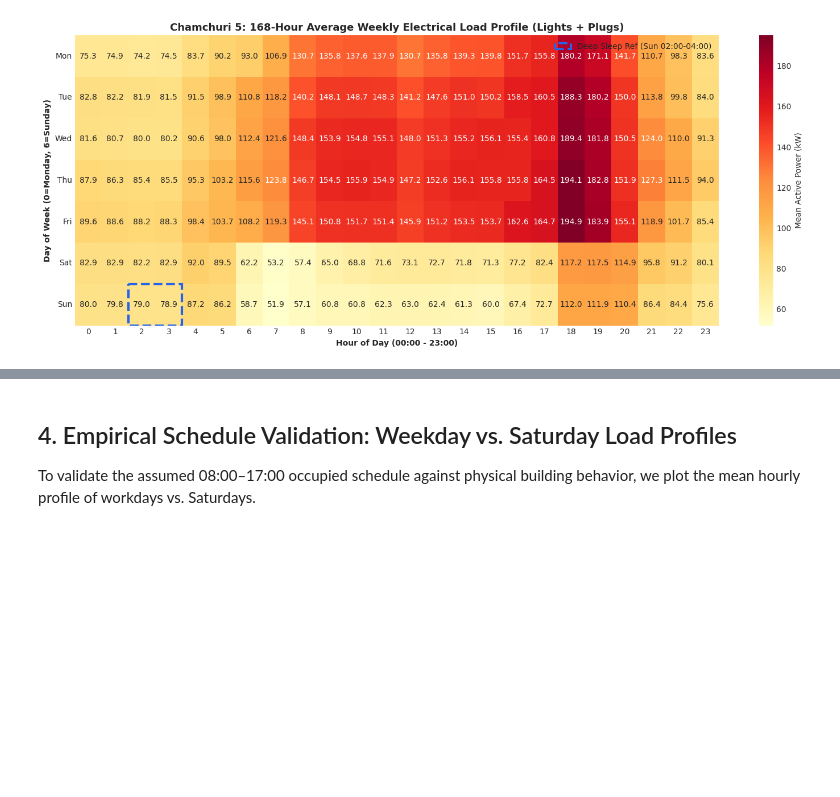
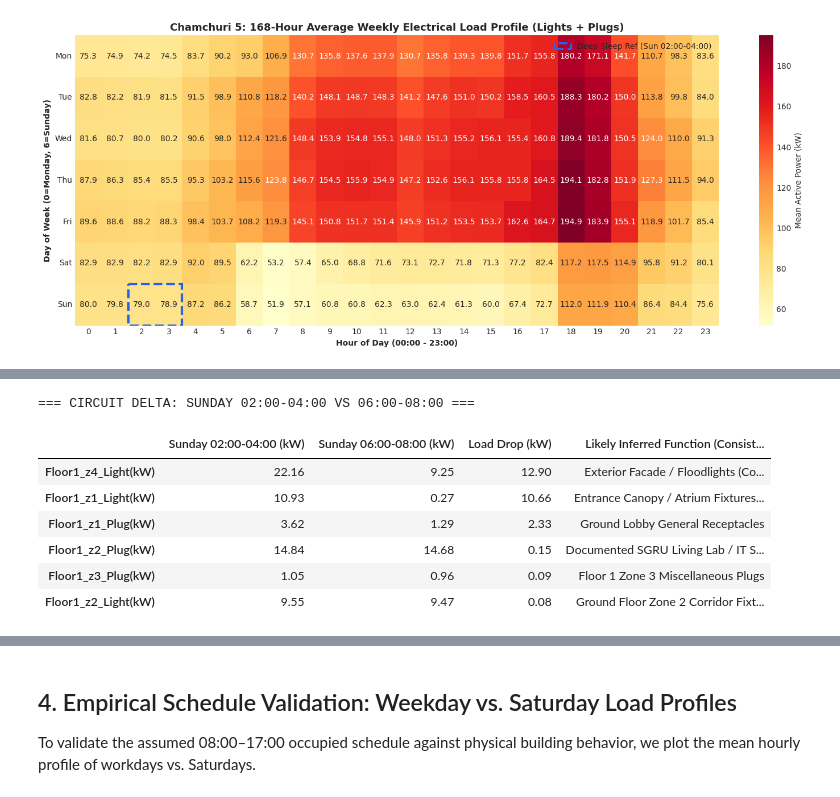
Before and after one commit to fcyap/IS4001-G1T4, a Jupyter notebook: notebooks/qn1e_eda_and_baseload_modeling.ipynb, the cells around one changed output, grey strips where cells are left out. Drawn from its saved outputs; the diff is of its cells as text; code cells hidden in the pictures; blank space fills up the shorter version.

```diff
--- a/notebooks/qn1e_eda_and_baseload_modeling.ipynb
+++ b/notebooks/qn1e_eda_and_baseload_modeling.ipynb
@@ -130,0 +136,36 @@ min_val = weekly_matrix.loc[6, 2:3].mean()
+# %%
+# ==============================================================================
+# 3B. ENGINEERING AUDIT: SUNDAY 02:00-04:00 VS 06:00-08:00 CALIBRATION
+# ==============================================================================
+master_hourly = pd.read_csv(os.path.join(data_dir, 'qn1_hourly_master_for_excel.csv'), parse_dates=['Date'], index_col='Date')
+elec_cols = [c for c in master_hourly.columns if ('_Light(kW)' in c) or ('_Plug(kW)' in c)]
+
+sun_hourly = master_hourly[master_hourly.index.dayofweek == 6]
+circ_2_4 = sun_hourly[(sun_hourly.index.hour >= 2) & (sun_hourly.index.hour < 4)][elec_cols].mean()
+circ_6_8 = sun_hourly[(sun_hourly.index.hour >= 6) & (sun_hourly.index.hour < 8)][elec_cols].mean()
+circ_drop = (circ_2_4 - circ_6_8).sort_values(ascending=False)
+
+audit_comparison_df = pd.DataFrame({
+    'Sunday 02:00-04:00 (kW)': circ_2_4[circ_drop.index[:6]],
+    'Sunday 06:00-08:00 (kW)': circ_6_8[circ_drop.index[:6]],
+    'Load Drop (kW)': circ_drop.head(6),
+    'Likely Inferred Function (Consistent with Day-Night Schedule Pattern)': [
+        'Exterior Facade / Floodlights (Consistent with Sunrise Timer Shutoff)',
+        'Entrance Canopy / Atrium Fixtures (Consistent with Daylight Switching)',
+        'Ground Lobby General Receptacles',
+        'Documented SGRU Living Lab / IT Server Room (Salama et al. 2021 Table 1)',
+        'Floor 1 Zone 3 Miscellaneous Plugs',
+        'Ground Floor Zone 2 Corridor Fixtures'
+    ]
+})
+print('=== CIRCUIT DELTA: SUNDAY 02:00-04:00 VS 06:00-08:00 ===')
+display(audit_comparison_df.round(2))
+# %% [output]
+=== CIRCUIT DELTA: SUNDAY 02:00-04:00 VS 06:00-08:00 ===
+|  | Sunday 02:00-04:00 (kW) | Sunday 06:00-08:00 (kW) | Load Drop (kW) | Likely Inferred Function (Consist... |
+| Floor1_z4_Light(kW) | 22.16 | 9.25 | 12.90 | Exterior Facade / Floodlights (Co... |
+| Floor1_z1_Light(kW) | 10.93 | 0.27 | 10.66 | Entrance Canopy / Atrium Fixtures... |
+| Floor1_z1_Plug(kW) | 3.62 | 1.29 | 2.33 | Ground Lobby General Receptacles |
+| Floor1_z2_Plug(kW) | 14.84 | 14.68 | 0.15 | Documented SGRU Living Lab / IT S... |
+| Floor1_z3_Plug(kW) | 1.05 | 0.96 | 0.09 | Floor 1 Zone 3 Miscellaneous Plugs |
+| Floor1_z2_Light(kW) | 9.55 | 9.47 | 0.08 | Ground Floor Zone 2 Corridor Fixt... |
```
Also changed, not shown: parts of 7 cells of this notebook.
